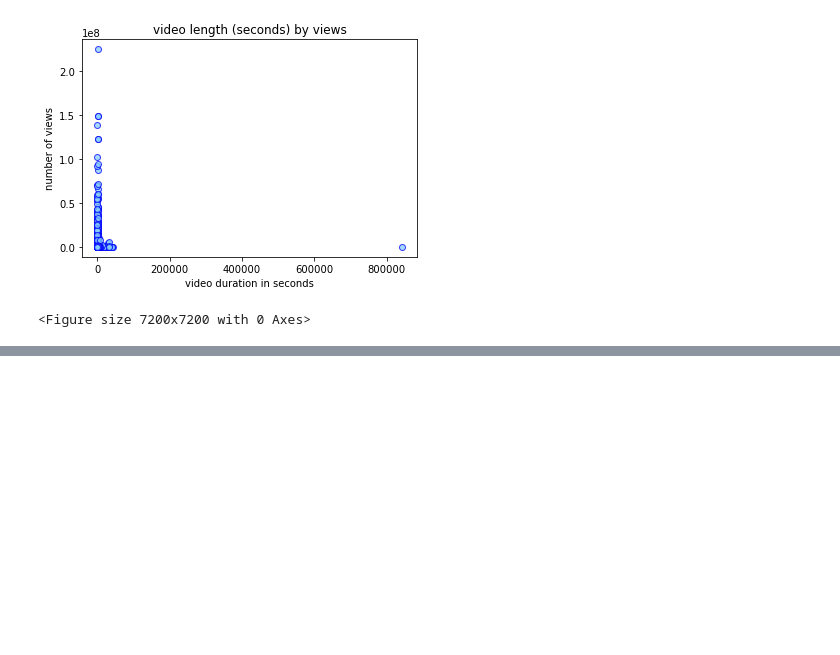
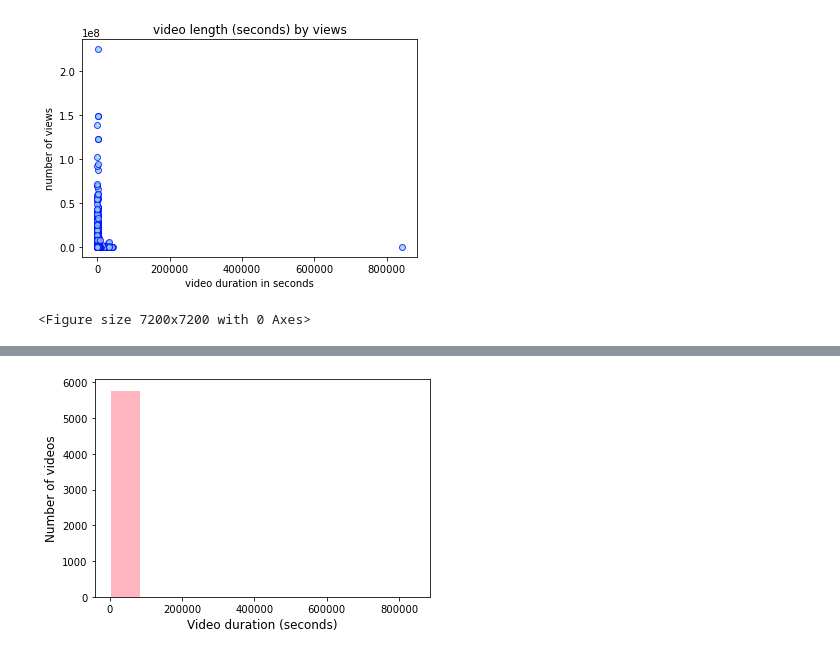
Before and after one commit to kimco2/project_1_misison_youtube, a Jupyter notebook: video_duration_data.ipynb, the cells around one changed output, grey strips where cells are left out. Drawn from its saved outputs; the diff is of its cells as text; code cells hidden in the pictures; blank space fills up the shorter version.

```diff
--- a/video_duration_data.ipynb
+++ b/video_duration_data.ipynb
@@ -179,0 +148,9 @@ The correlation between both factors is -0.02
+# %%
+# All unqiue videos - Histogram of video duration in seconds
+duration_unique_videos = unique_video_id_duration['duration_seconds']
+plt.hist(duration_unique_videos, color='lightpink', edgecolor='white')
+plt.xlabel('Video duration (seconds)', fontsize=12)
+plt.ylabel('Number of videos', fontsize=12)
+plt.show()
+# %% [output]
+[figure, added]
```
Also changed, not shown: parts of 17 cells of this notebook.
